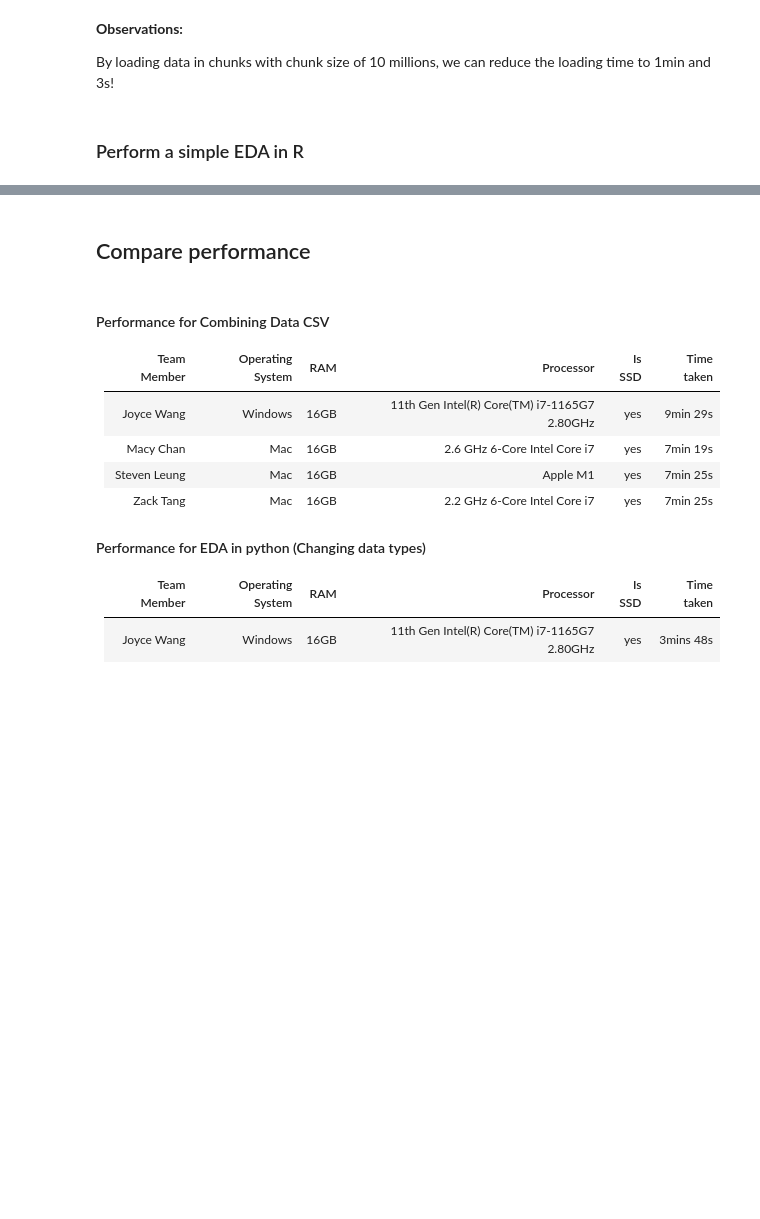
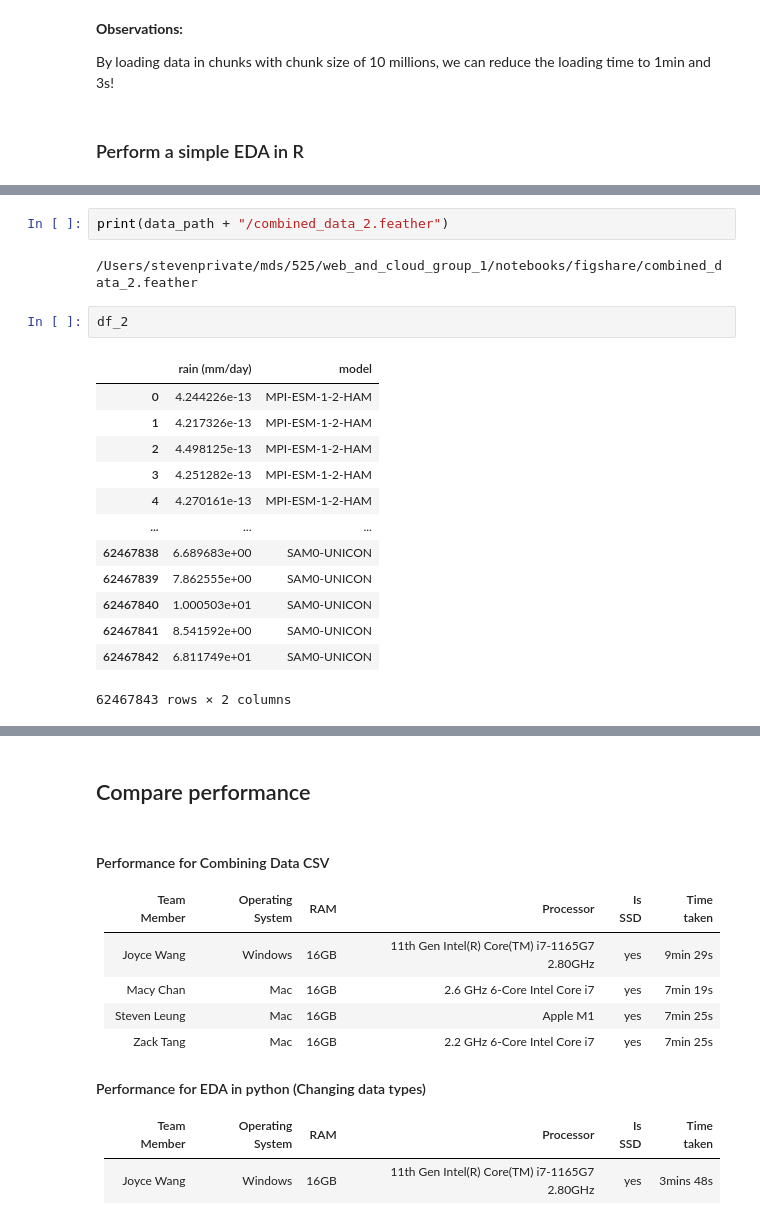
Before and after one commit to stevenleung2018/web_and_cloud_group_1, a Jupyter notebook: notebooks/milestone1.ipynb, the cells around one changed output, grey strips where cells are left out. Drawn from its saved outputs; the diff is of its cells as text; blank space fills up the shorter version.

Commit message:
Write some code for R to have df_2.
IPython takes about 14mins to get the dataframe over to R.
Feather in Pandas works both ways.  But kernel dies if `arrow` tries to read the feather file.

```diff
--- a/notebooks/milestone1.ipynb
+++ b/notebooks/milestone1.ipynb
@@ -264,0 +331,20 @@ By loading data in chunks with chunk size of 10 millions, we can reduce the load
+# %%
+print(data_path + "/combined_data_2.feather")
+# %% [output]
+/Users/stevenprivate/mds/525/web_and_cloud_group_1/notebooks/figshare/combined_data_2.feather
+# %%
+df_2
+# %% [output]
+|  | rain (mm/day) | model |
+| 0 | 4.244226e-13 | MPI-ESM-1-2-HAM |
+| 1 | 4.217326e-13 | MPI-ESM-1-2-HAM |
+| 2 | 4.498125e-13 | MPI-ESM-1-2-HAM |
+| 3 | 4.251282e-13 | MPI-ESM-1-2-HAM |
+| 4 | 4.270161e-13 | MPI-ESM-1-2-HAM |
+| ... | ... | ... |
+| 62467838 | 6.689683e+00 | SAM0-UNICON |
+| 62467839 | 7.862555e+00 | SAM0-UNICON |
+| 62467840 | 1.000503e+01 | SAM0-UNICON |
+| 62467841 | 8.541592e+00 | SAM0-UNICON |
+| 62467842 | 6.811749e+01 | SAM0-UNICON |
+62467843 rows × 2 columns
```
Also changed, not shown: parts of 21 cells of this notebook.
